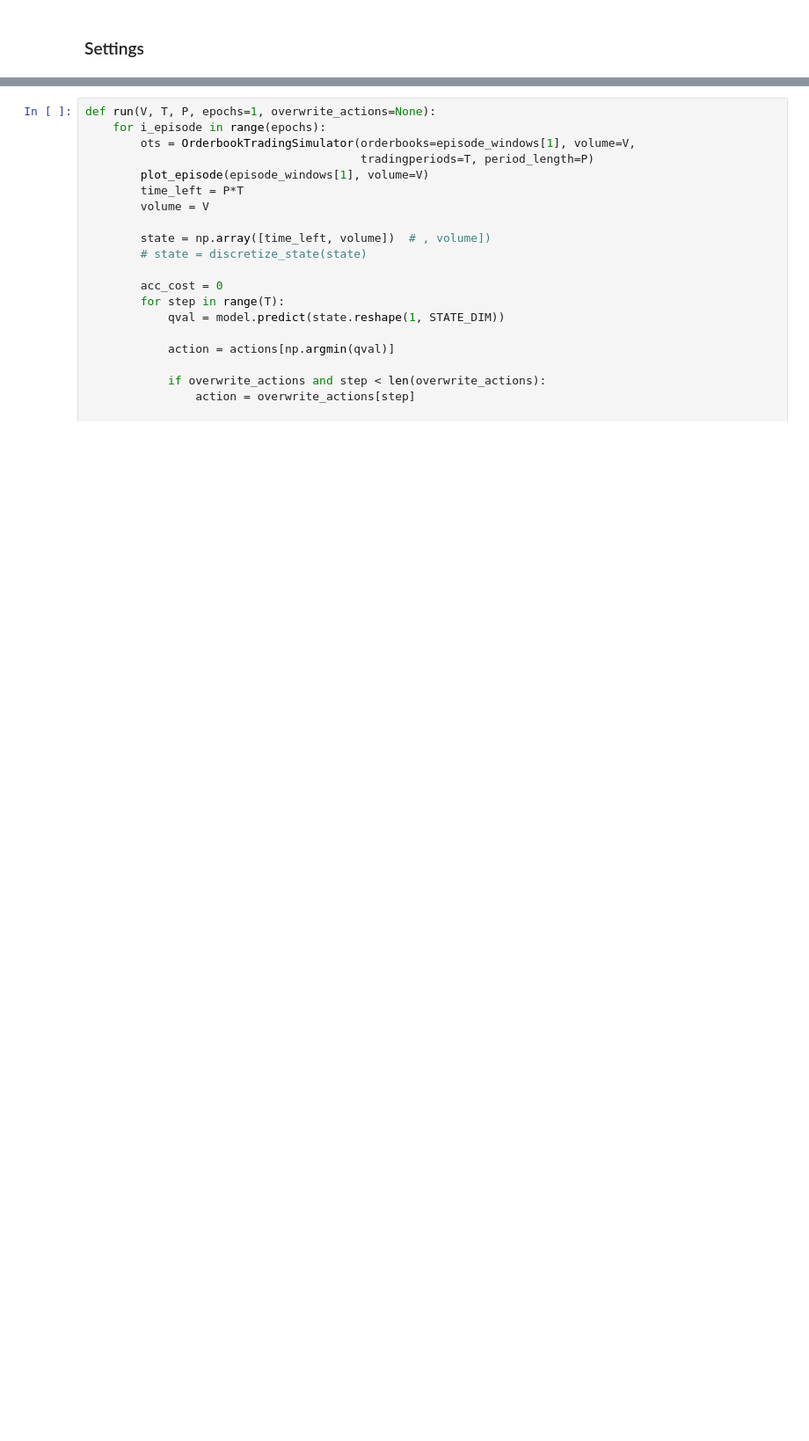
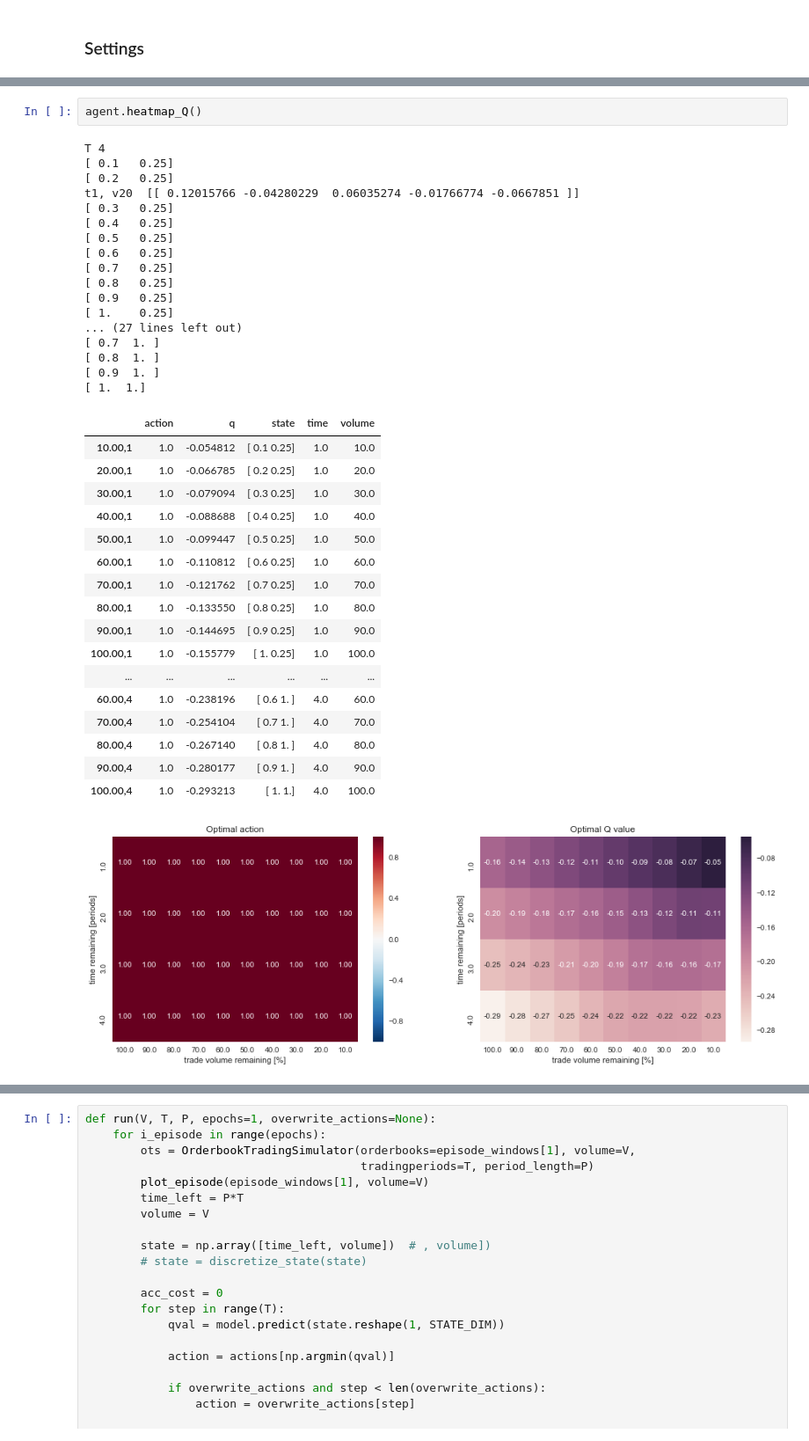
Before and after one commit to axelperschmann/orderbook_agent, a Jupyter notebook: orderbook_agent/notebooks/3_RL_forward_implementation.ipynb, the cells around one changed output, grey strips where cells are left out. Shown at 88% size. Saved outputs shown, nothing was run; the diff lists cells and outputs as text; blank space fills up the shorter version.

```diff
--- a/orderbook_agent/notebooks/3_RL_forward_implementation.ipynb
+++ b/orderbook_agent/notebooks/3_RL_forward_implementation.ipynb
@@ -357,3 +243,41 @@ model = train_RL(orderbooks=episodes_train[:1], V=V, T=T, P=P, epochs=10, model=
+# %%
+agent.heatmap_Q()
+# %% [output]
+T 4
+[ 0.1   0.25]
+[ 0.2   0.25]
+t1, v20  [[ 0.12015766 -0.04280229  0.06035274 -0.01766774 -0.0667851 ]]
+[ 0.3   0.25]
+[ 0.4   0.25]
+[ 0.5   0.25]
+[ 0.6   0.25]
+[ 0.7   0.25]
+[ 0.8   0.25]
+[ 0.9   0.25]
+[ 1.    0.25]
+... (27 lines left out)
+[ 0.7  1. ]
+[ 0.8  1. ]
+[ 0.9  1. ]
+[ 1.  1.]
+|  | action | q | state | time | volume |
+| 10.00,1 | 1.0 | -0.054812 | [ 0.1 0.25] | 1.0 | 10.0 |
+| 20.00,1 | 1.0 | -0.066785 | [ 0.2 0.25] | 1.0 | 20.0 |
+| 30.00,1 | 1.0 | -0.079094 | [ 0.3 0.25] | 1.0 | 30.0 |
+| 40.00,1 | 1.0 | -0.088688 | [ 0.4 0.25] | 1.0 | 40.0 |
+| 50.00,1 | 1.0 | -0.099447 | [ 0.5 0.25] | 1.0 | 50.0 |
+| 60.00,1 | 1.0 | -0.110812 | [ 0.6 0.25] | 1.0 | 60.0 |
+| 70.00,1 | 1.0 | -0.121762 | [ 0.7 0.25] | 1.0 | 70.0 |
+| 80.00,1 | 1.0 | -0.133550 | [ 0.8 0.25] | 1.0 | 80.0 |
+| 90.00,1 | 1.0 | -0.144695 | [ 0.9 0.25] | 1.0 | 90.0 |
+| 100.00,1 | 1.0 | -0.155779 | [ 1. 0.25] | 1.0 | 100.0 |
+| ... | ... | ... | ... | ... | ... |
+| 60.00,4 | 1.0 | -0.238196 | [ 0.6 1. ] | 4.0 | 60.0 |
+| 70.00,4 | 1.0 | -0.254104 | [ 0.7 1. ] | 4.0 | 70.0 |
+| 80.00,4 | 1.0 | -0.267140 | [ 0.8 1. ] | 4.0 | 80.0 |
+| 90.00,4 | 1.0 | -0.280177 | [ 0.9 1. ] | 4.0 | 90.0 |
+| 100.00,4 | 1.0 | -0.293213 | [ 1. 1.] | 4.0 | 100.0 |
+[figure, added]
 # %%
 heatmap_Q(model=model, vol_intervals=vol_intervals, T=T)
 plot_Q(model=model, z_represents='action', state_variables=['volume', 'time'])
```
Also changed, not shown: parts of 12 cells of this notebook, 1 other file.
